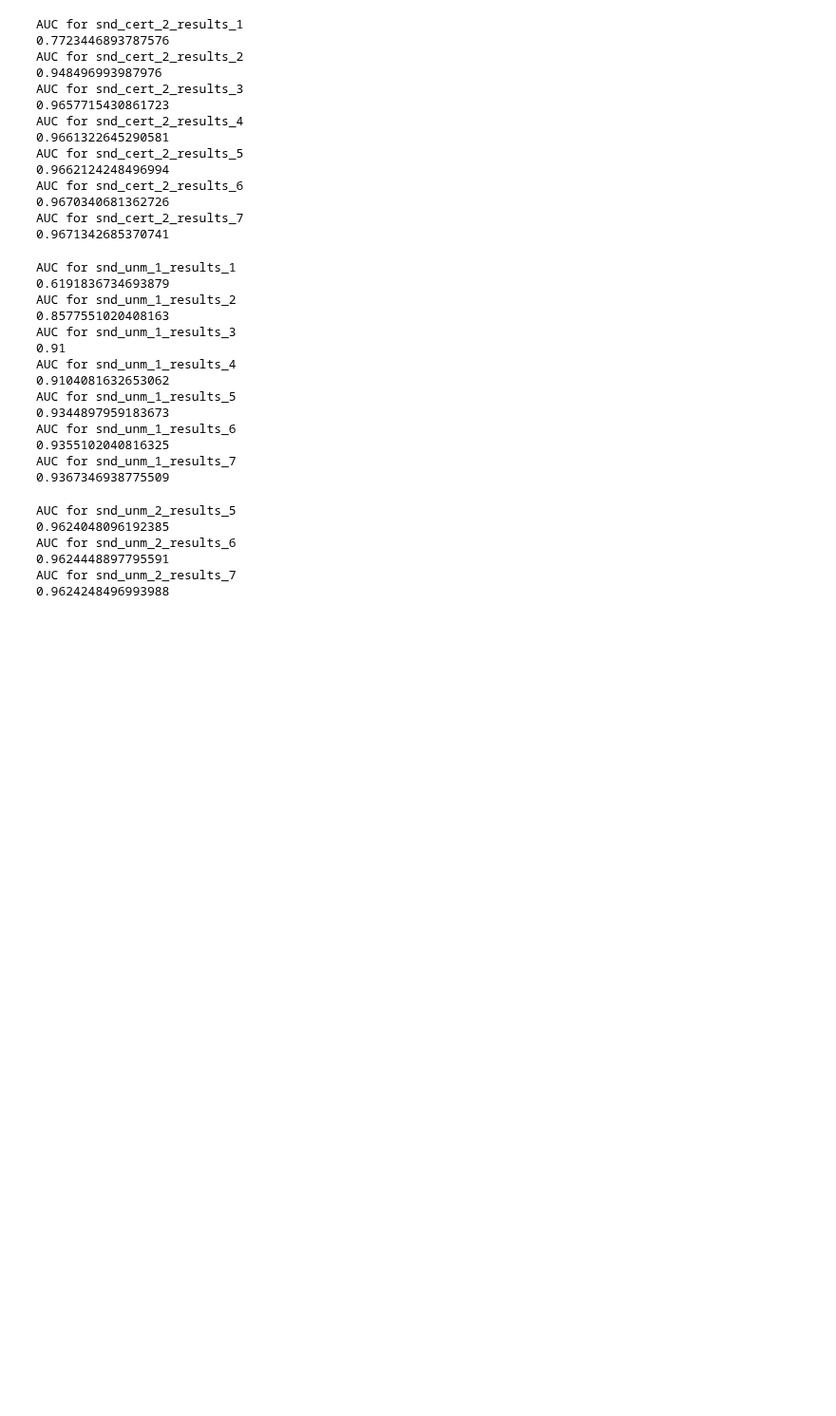
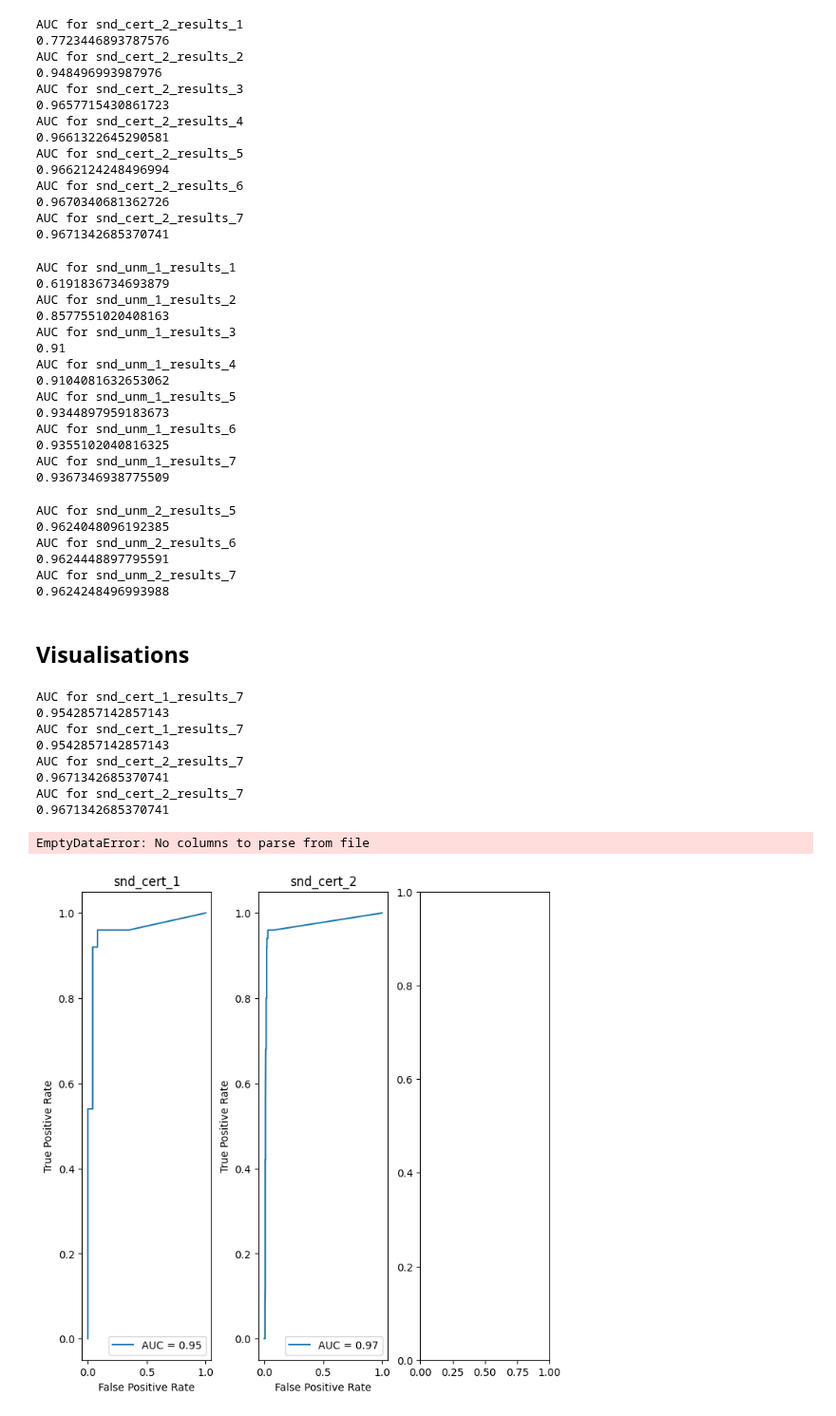
Before and after one commit to VaggelisSpi/NaCo_Project, a Jupyter notebook: naco_proj/assignment2/syscall_classification.ipynb, the cells around one changed output. Shown at 95% size. Saved outputs shown, nothing was run; the diff lists cells and outputs as text; code cells hidden in the pictures; blank space fills up the shorter version.

Commit message:
Add results for large datasets and roc curves

```diff
--- a/naco_proj/assignment2/syscall_classification.ipynb
+++ b/naco_proj/assignment2/syscall_classification.ipynb
@@ -170,7 +184,7 @@ for r in range(5, 8):
 # %% [markdown]
 # Classification
 # %%
-def load_results(res_file: str, substr_file: str):
+def load_results(res_file: str, substr_file: str) -> metrics.RocCurveDisplay:
     df = pd.DataFrame()
     df['score'] = pd.read_csv(res_file)
     df['data'] = pd.read_csv(substr_file, usecols=['data'])
@@ -195,6 +209,10 @@ def calculate_auc(res_file: str, substr_file: str, name: str):
     auc = metrics.roc_auc_score(avg_df['label'], avg_df['score'])
     print("AUC for " + name)
     print(auc)
+
+    fpr, tpr, thresholds = metrics.roc_curve(avg_df['label'], avg_df['score'])
+    roc = metrics.RocCurveDisplay(fpr=fpr, tpr=tpr, roc_auc=auc)
+    return roc
 # %%
 # cert_1
 for r in range(1, 8):
@@ -275,3 +293,28 @@ AUC for snd_unm_2_results_6
 0.9624448897795591
 AUC for snd_unm_2_results_7
 0.9624248496993988
+# %% [markdown]
+## Visualisations
+# %%
+fig, axes = plt.subplots(1, 3, figsize=(7, 7), constrained_layout=True)
+
+for i, ax in enumerate(axes.flatten()):
+    x = i + 1
+    res_file = snd_cert_path + '/snd_cert_' + str(x) + '_substr_res_7.txt'
+    substr_file = snd_cert_path + '/snd_cert_' + str(x) + '_substr.csv'
+    name = 'snd_cert_' + str(x) + '_results_7'
+    calculate_auc(res_file, substr_file, name)
+    roc = calculate_auc(res_file, substr_file, name)
+    roc.plot(ax=ax)
+    ax.set_title(f"snd_cert_{x}")
+# %% [output]
+AUC for snd_cert_1_results_7
+0.9542857142857143
+AUC for snd_cert_1_results_7
+0.9542857142857143
+AUC for snd_cert_2_results_7
+0.9671342685370741
+AUC for snd_cert_2_results_7
+0.9671342685370741
+EmptyDataError: No columns to parse from file
+[figure, added]
```
Also changed, not shown: parts of 2 cells of this notebook, 4 other files.
